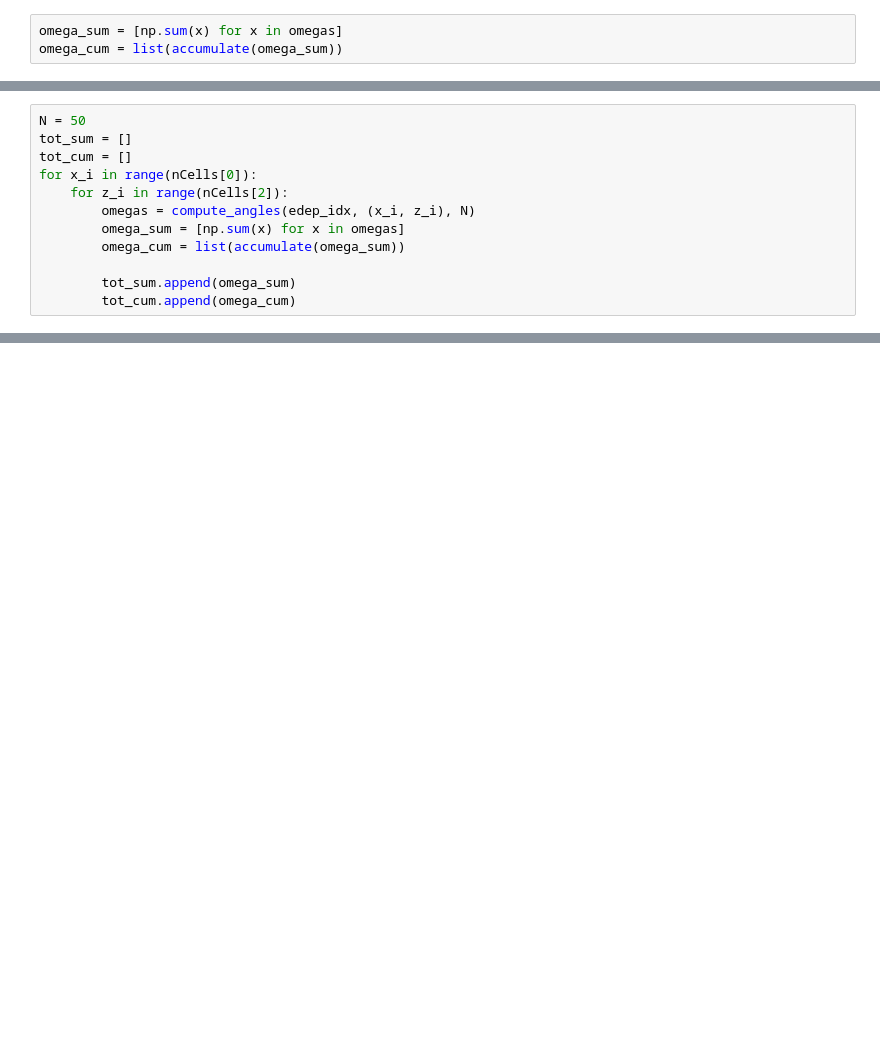
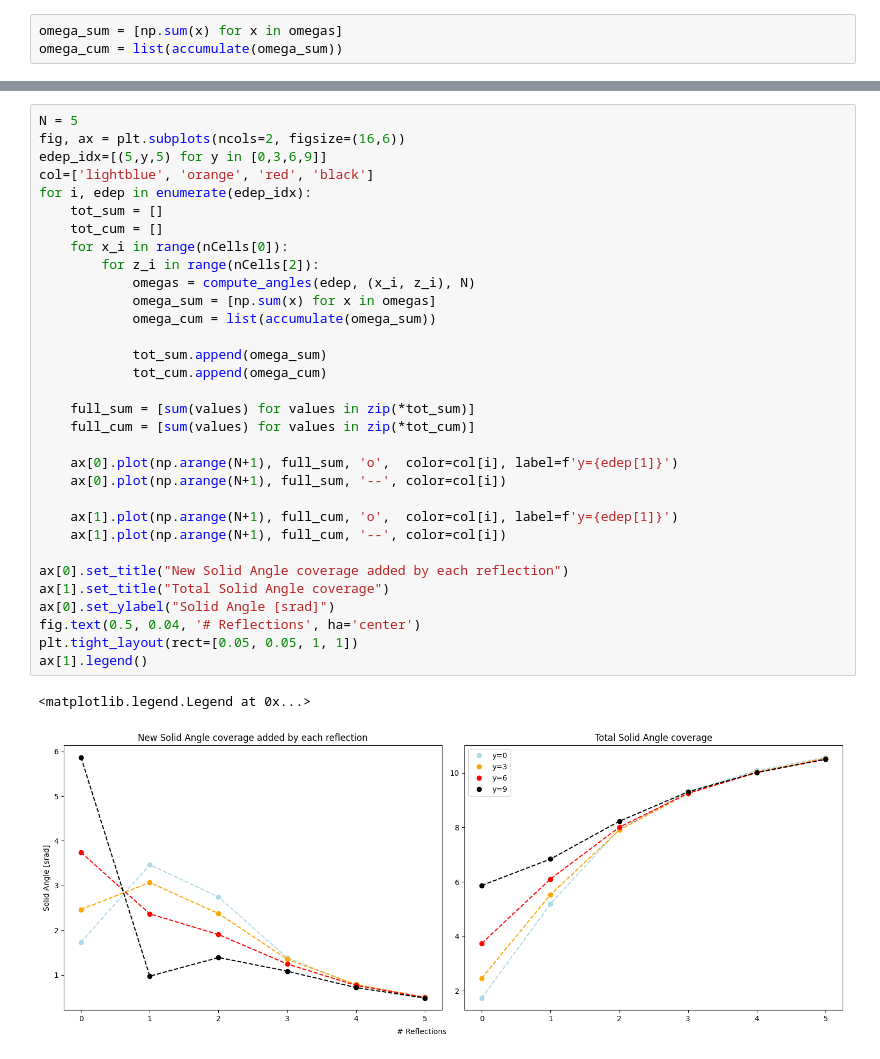
Before and after one commit to enlupi/SNN-Cal, a Jupyter notebook: GenerateDataset/Reflections.ipynb, the cells around one changed output, grey strips where cells are left out. Cells and saved outputs as stored; diff of their text form; blank space fills up the shorter version.

```diff
--- a/GenerateDataset/Reflections.ipynb
+++ b/GenerateDataset/Reflections.ipynb
@@ -167,12 +254,0 @@ plt.plot(np.arange(x), omega_cum[:x], '--', color="lightblue")
-# %%
-N = 50
-tot_sum = []
-tot_cum = []
-for x_i in range(nCells[0]):
-    for z_i in range(nCells[2]):
-        omegas = compute_angles(edep_idx, (x_i, z_i), N)
-        omega_sum = [np.sum(x) for x in omegas]
-        omega_cum = list(accumulate(omega_sum))
-
-        tot_sum.append(omega_sum)
-        tot_cum.append(omega_cum)
@@ -178,0 +264,35 @@ for x_i in range(nCells[0]):
+# %%
+N = 5
+fig, ax = plt.subplots(ncols=2, figsize=(16,6))
+edep_idx=[(5,y,5) for y in [0,3,6,9]]
+col=['lightblue', 'orange', 'red', 'black']
+for i, edep in enumerate(edep_idx):
+    tot_sum = []
+    tot_cum = []
+    for x_i in range(nCells[0]):
+        for z_i in range(nCells[2]):
+            omegas = compute_angles(edep, (x_i, z_i), N)
+            omega_sum = [np.sum(x) for x in omegas]
+            omega_cum = list(accumulate(omega_sum))
+
+            tot_sum.append(omega_sum)
+            tot_cum.append(omega_cum)
+
+    full_sum = [sum(values) for values in zip(*tot_sum)]
+    full_cum = [sum(values) for values in zip(*tot_cum)]
+
+    ax[0].plot(np.arange(N+1), full_sum, 'o',  color=col[i], label=f'y={edep[1]}')
+    ax[0].plot(np.arange(N+1), full_sum, '--', color=col[i])
+
+    ax[1].plot(np.arange(N+1), full_cum, 'o',  color=col[i], label=f'y={edep[1]}')
+    ax[1].plot(np.arange(N+1), full_cum, '--', color=col[i])
+
+ax[0].set_title("New Solid Angle coverage added by each reflection")
+ax[1].set_title("Total Solid Angle coverage")
+ax[0].set_ylabel("Solid Angle [srad]")
+fig.text(0.5, 0.04, '# Reflections', ha='center')
+plt.tight_layout(rect=[0.05, 0.05, 1, 1])
+ax[1].legend()
+# %% [output]
+<matplotlib.legend.Legend at 0x...>
+[figure, added]
```
Also changed, not shown: parts of 28 cells of this notebook, 1 other file.
